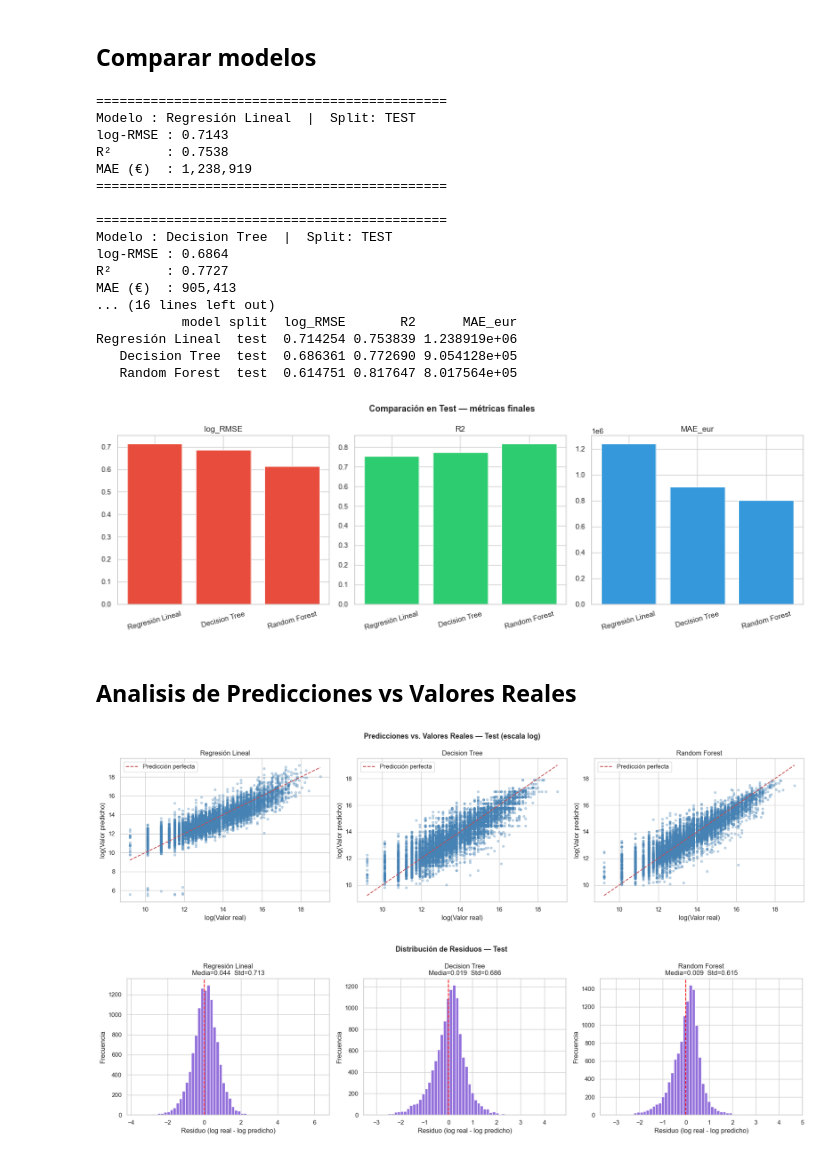
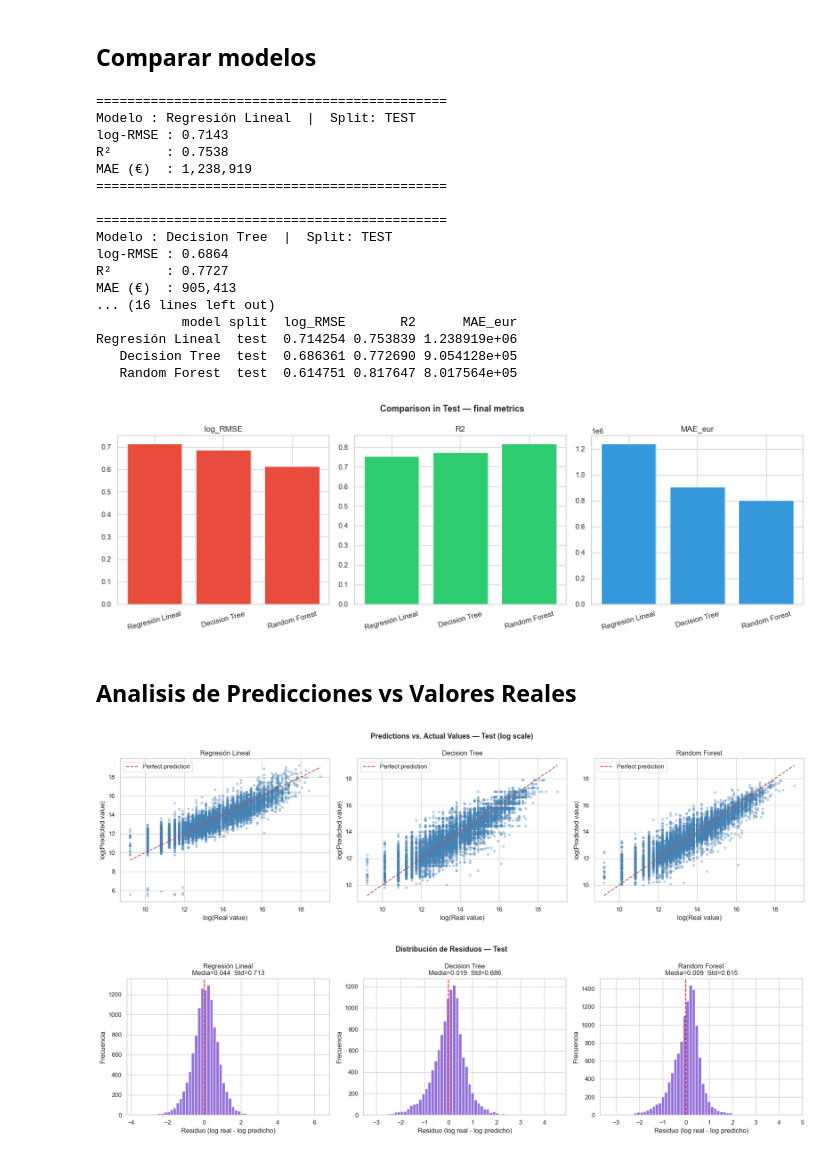
Before and after one commit to VillegasMich/football-transfer-ml, a Jupyter notebook: Football Transfer.ipynb, the cells around one changed output. Cells and saved outputs as stored; diff of their text form; code cells hidden in the pictures.

```diff
--- a/Football Transfer.ipynb
+++ b/Football Transfer.ipynb
@@ -675,33 +741,3 @@ plt.show()
 # Usando otras variables
 # %% [markdown]
 ## Cargar los otros archivos disponibles
-# %%
-import kaggle
-kaggle.api.authenticate()
-
-archivos = ["players.csv", "appearances.csv", "clubs.csv"]
-
-for archivo in archivos:
-    kaggle.api.dataset_download_file(
-        dataset="davidcariboo/player-scores",
-        file_name=archivo,
-        path=".",
-        force=False
-    )
-
-    # Descomprimir si llegó en .zip
-    zip_path = f"{archivo}.zip"
-    if os.path.exists(zip_path):
-        with zipfile.ZipFile(zip_path, "r") as z:
-            z.extractall(".")
-        os.remove(zip_path)
-        print(f"✓ {archivo} descargado y descomprimido")
-    elif os.path.exists(archivo):
-        print(f"✓ {archivo} ya disponible")
-    else:
-        print(f"✗ {archivo} no encontrado — verifica el nombre exacto en Kaggle")
-
-print("\nArchivos disponibles:")
-for f in os.listdir("."):
-    if f.endswith(".csv"):
-        print(f"  {f}")
@@ -982,35 +1020,35 @@ test_results = results_df[results_df["split"] == "test"].reset_index(drop=True)
 
 fig, axes = plt.subplots(1, 3, figsize=(15, 5))
 metrics = ["log_RMSE", "R2", "MAE_eur"]
 colors  = ["#e74c3c", "#2ecc71", "#3498db"]
 
 for ax, metric, color in zip(axes, metrics, colors):
     ax.bar(test_results["model"], test_results[metric], color=color)
     ax.set_title(metric)
     ax.tick_params(axis="x", rotation=15)
 
-plt.suptitle("Comparación en Test — métricas finales", fontsize=13, fontweight="bold")
+plt.suptitle("Comparison in Test — final metrics", fontsize=13, fontweight="bold")
 plt.tight_layout()
 plt.show()
 # %% [output]
 =============================================
 Modelo : Regresión Lineal  |  Split: TEST
 log-RMSE : 0.7143
 R²       : 0.7538
 MAE (€)  : 1,238,919
 =============================================
 
 =============================================
 Modelo : Decision Tree  |  Split: TEST
 log-RMSE : 0.6864
 R²       : 0.7727
 MAE (€)  : 905,413
 ... (16 lines left out)
            model split  log_RMSE       R2      MAE_eur
 Regresión Lineal  test  0.714254 0.753839 1.238919e+06
    Decision Tree  test  0.686361 0.772690 9.054128e+05
    Random Forest  test  0.614751 0.817647 8.017564e+05
-[figure, old version]
+[figure, new version]
 # %% [markdown]
 ## Analisis de Predicciones vs Valores Reales
 # %%
@@ -1026,18 +1064,18 @@ for ax, (name, model) in zip(axes, modelos):
     y_pred = model.predict(X_test)
     ax.scatter(y_test_log, y_pred, alpha=0.3, s=15, color="steelblue")
     lims = [y_test_log.min(), y_test_log.max()]
-    ax.plot(lims, lims, "r--", linewidth=1.5, label="Predicción perfecta")
-    ax.set_xlabel("log(Valor real)")
-    ax.set_ylabel("log(Valor predicho)")
+    ax.plot(lims, lims, "r--", linewidth=1.5, label="Perfect prediction")
+    ax.set_xlabel("log(Real value)")
+    ax.set_ylabel("log(Predicted value)")
     ax.set_title(name)
     ax.legend()
 
-plt.suptitle("Predicciones vs. Valores Reales — Test (escala log)",
+plt.suptitle("Predictions vs. Actual Values — Test (log scale)",
              fontsize=13, fontweight="bold")
 plt.tight_layout()
 plt.show()
 # %% [output]
-[figure, old version]
+[figure, new version]
 # %%
 fig, axes = plt.subplots(1, 3, figsize=(18, 5))
 
```
Also changed, not shown: parts of 27 cells of this notebook.
